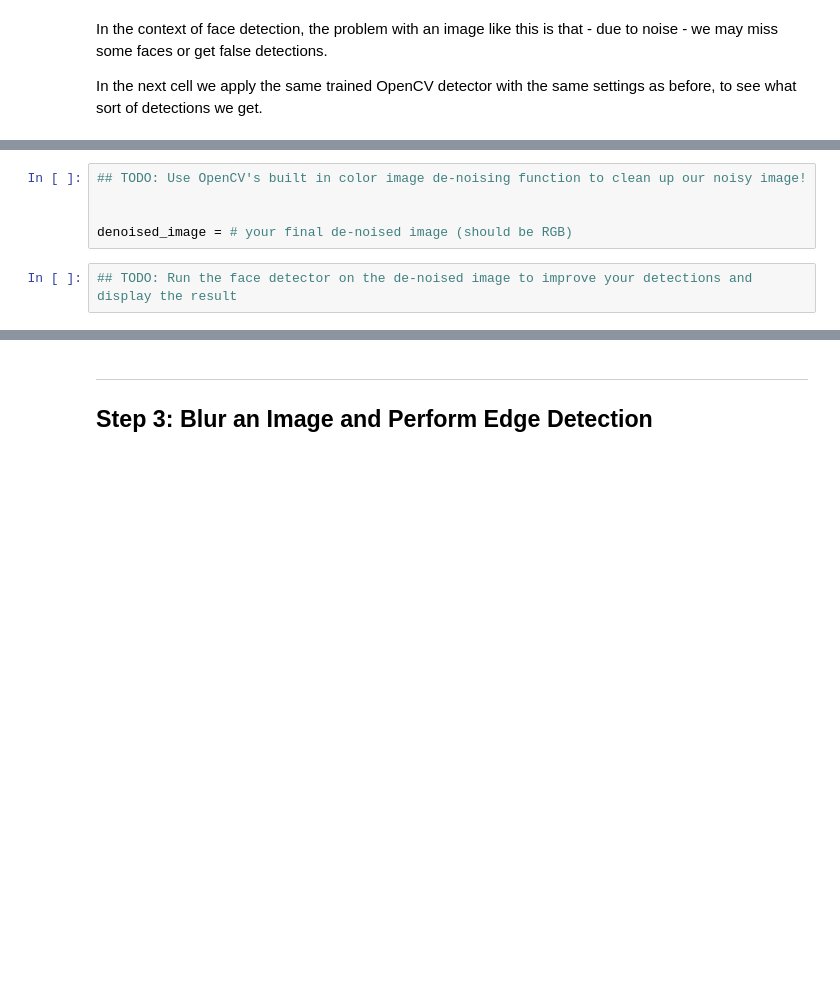
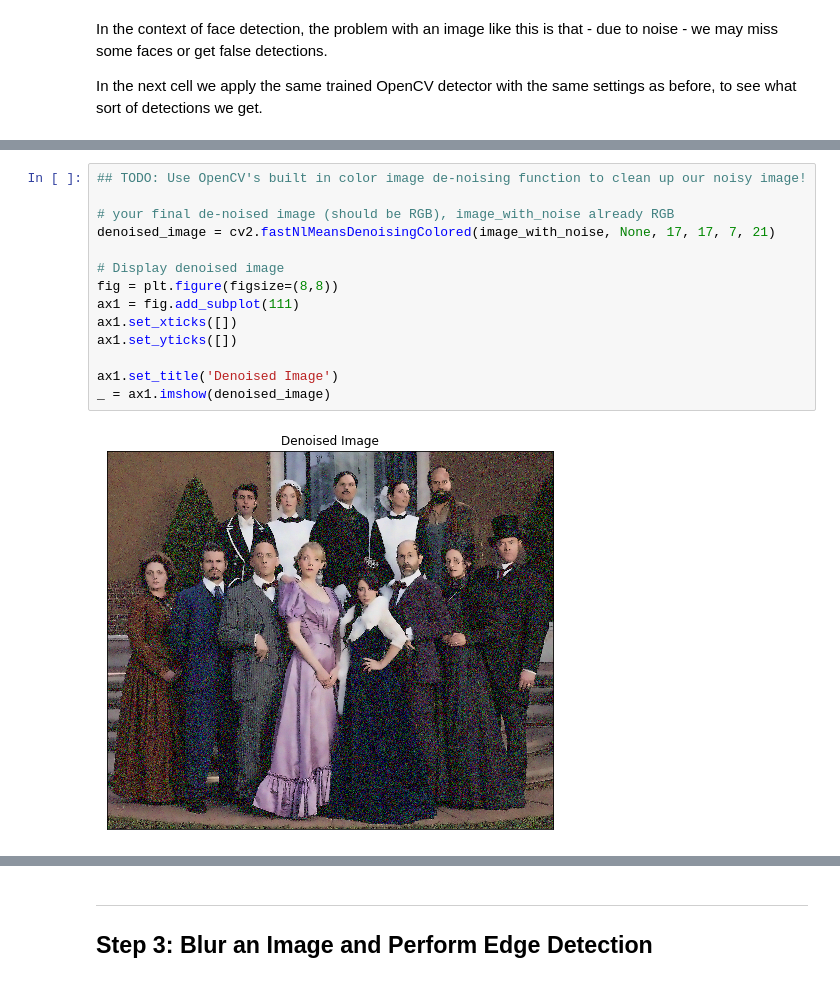
Before and after one commit to pdagger/Udacity-AI, a Jupyter notebook: CV_project.ipynb, the cells around one changed output, grey strips where cells are left out. Cells and saved outputs as stored; diff of their text form; blank space fills up the shorter version.

```diff
--- a/CV_project.ipynb
+++ b/CV_project.ipynb
@@ -440,7 +440,16 @@ You can find its [official documentation here]([documentation for denoising](htt
 # %%
 ## TODO: Use OpenCV's built in color image de-noising function to clean up our noisy image!
 
+# your final de-noised image (should be RGB), image_with_noise already RGB
+denoised_image = cv2.fastNlMeansDenoisingColored(image_with_noise, None, 17, 17, 7, 21)
 
-denoised_image = # your final de-noised image (should be RGB)
+# Display denoised image
+fig = plt.figure(figsize=(8,8))
+ax1 = fig.add_subplot(111)
+ax1.set_xticks([])
+ax1.set_yticks([])
+
+ax1.set_title('Denoised Image')
+_ = ax1.imshow(denoised_image)
+# %% [output]
+[figure, added]
-# %%
-## TODO: Run the face detector on the de-noised image to improve your detections and display the result
```
Also changed, not shown: parts of 10 cells of this notebook.
